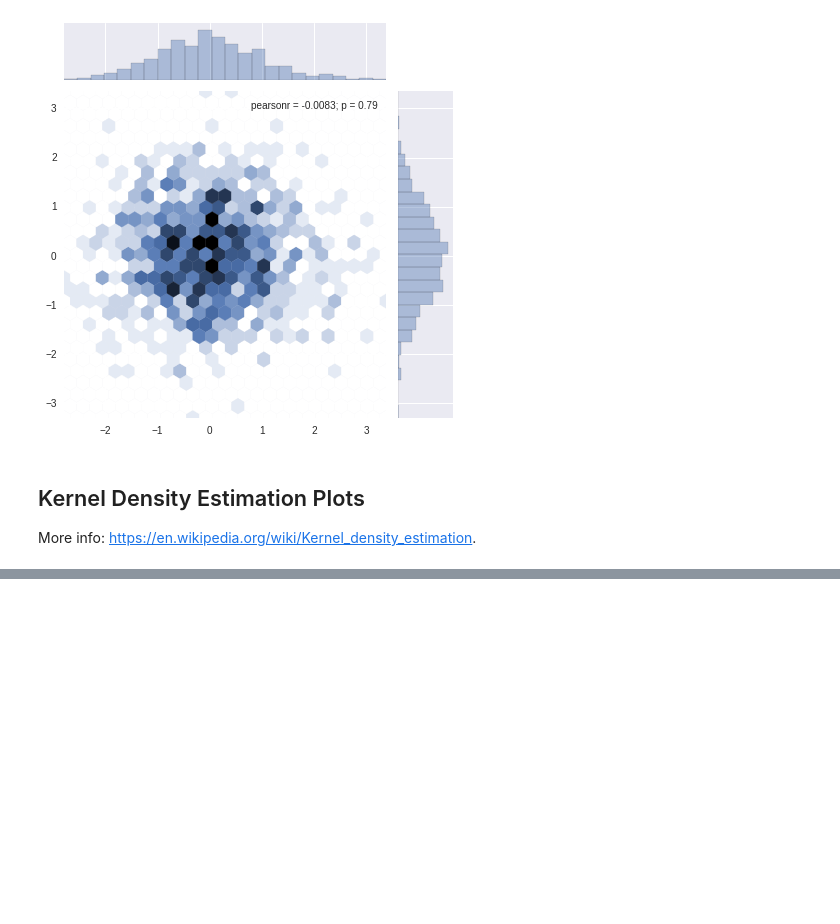
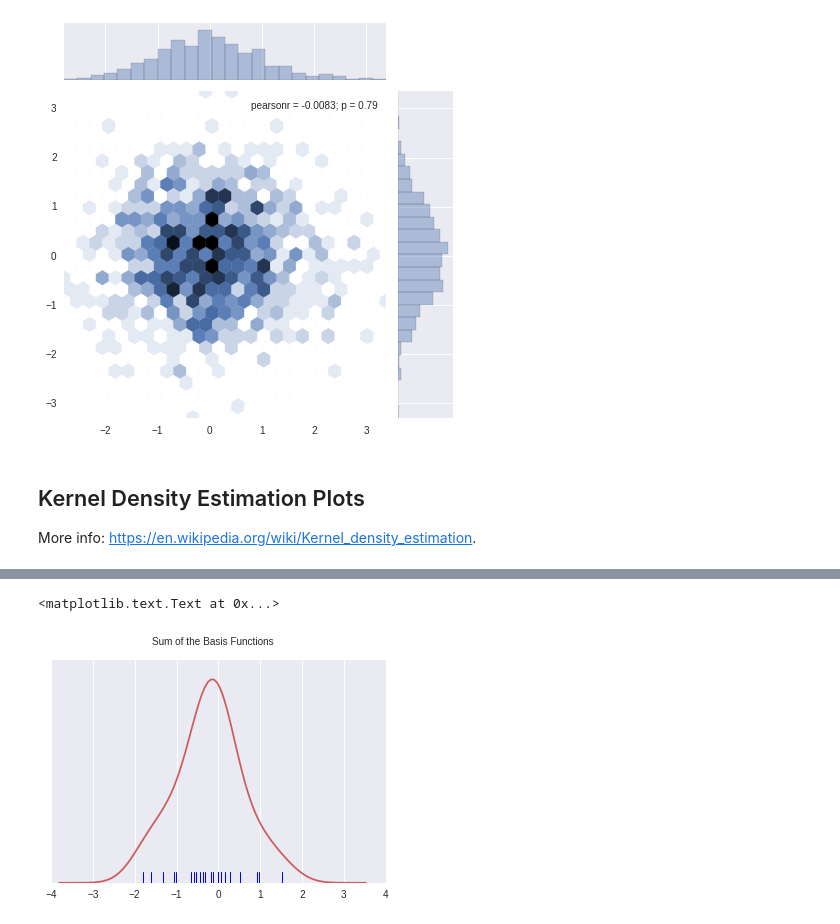
Before and after one commit to jarturomora/python-data-analysis, a Jupyter notebook: Snnipet 5 - Data visualization with Seaborn and Matplotlib.ipynb, the cells around one changed output, grey strips where cells are left out. Drawn from its saved outputs; the diff is of its cells as text; code cells hidden in the pictures; blank space fills up the shorter version.

Commit message:
Basic concepts done, ready to start with the first project.

```diff
--- a/Snnipet 5 - Data visualization with Seaborn and Matplotlib.ipynb
+++ b/Snnipet 5 - Data visualization with Seaborn and Matplotlib.ipynb
@@ -119,0 +120,15 @@ plt.ylim(0, 1)
+# %%
+# The Kernel estimation plot manually done.
+
+sum_of_kde = np.sum(kernel_list, axis = 0)
+
+fig = plt.plot(x_axis, sum_of_kde, color = "indianred")
+
+sns.rugplot(dataset)
+
+plt.yticks([])
+
+plt.suptitle("Sum of the Basis Functions")
+# %% [output]
+<matplotlib.text.Text at 0x...>
+[figure, added]
```
Also changed, not shown: parts of 8 cells of this notebook.
